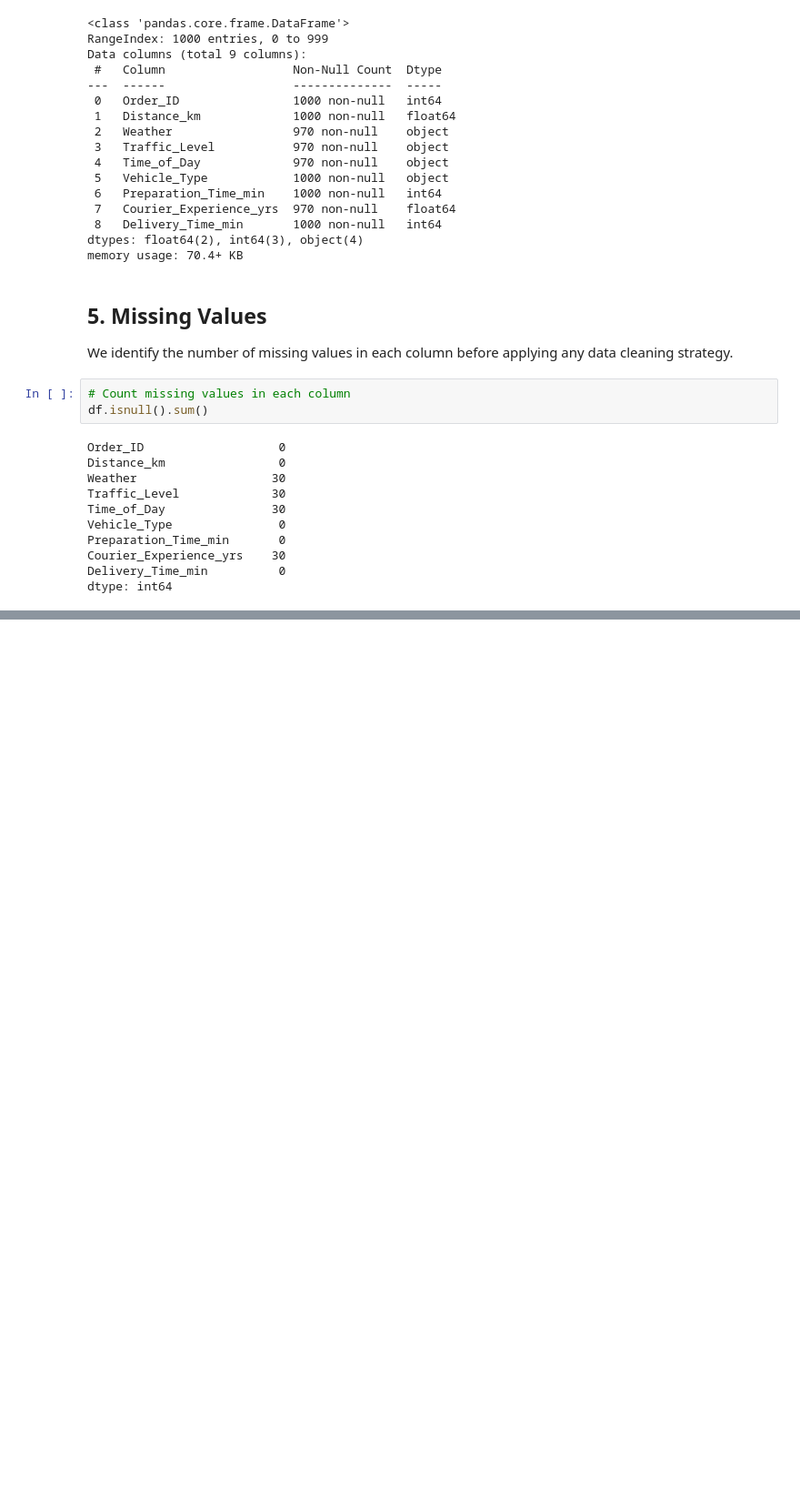
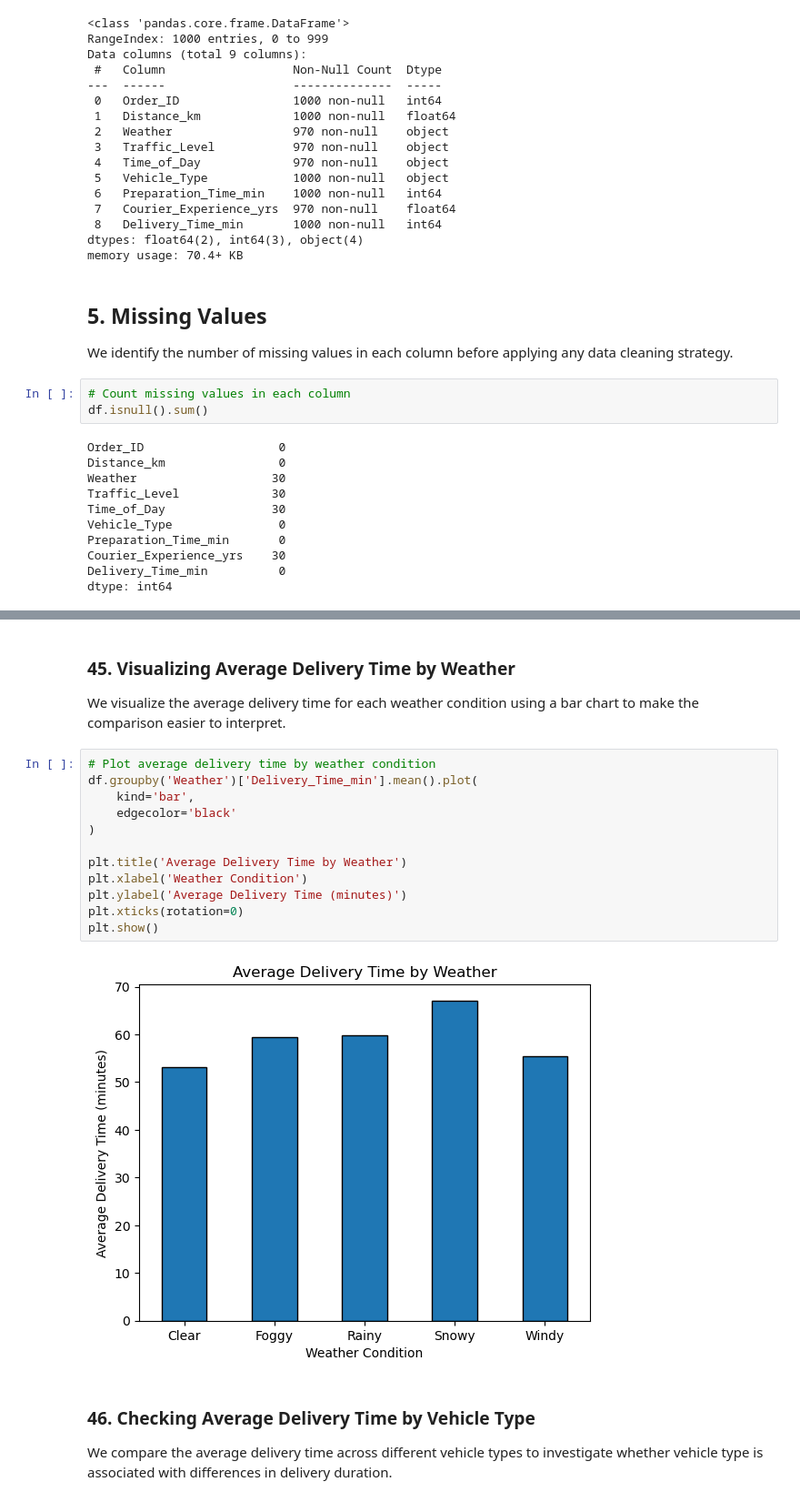
Before and after one commit to Saraseraji/last-mile-delivery-analysis, a Jupyter notebook: delivery_bottleneck_analysis.ipynb, the cells around one changed output, grey strips where cells are left out. Shown at 91% size. Cells and saved outputs as stored; diff of their text form; blank space fills up the shorter version.

```diff
--- a/delivery_bottleneck_analysis.ipynb
+++ b/delivery_bottleneck_analysis.ipynb
@@ -76,0 +734,22 @@ dtype: int64
+# %% [markdown]
+### 45. Visualizing Average Delivery Time by Weather
+
+We visualize the average delivery time for each weather condition using a bar chart to make the comparison easier to interpret.
+# %%
+# Plot average delivery time by weather condition
+df.groupby('Weather')['Delivery_Time_min'].mean().plot(
+    kind='bar',
+    edgecolor='black'
+)
+
+plt.title('Average Delivery Time by Weather')
+plt.xlabel('Weather Condition')
+plt.ylabel('Average Delivery Time (minutes)')
+plt.xticks(rotation=0)
+plt.show()
+# %% [output]
+[figure, added]
+# %% [markdown]
+### 46. Checking Average Delivery Time by Vehicle Type
+
+We compare the average delivery time across different vehicle types to investigate whether vehicle type is associated with differences in delivery duration.
```
Also changed, not shown: parts of 330 cells of this notebook.
